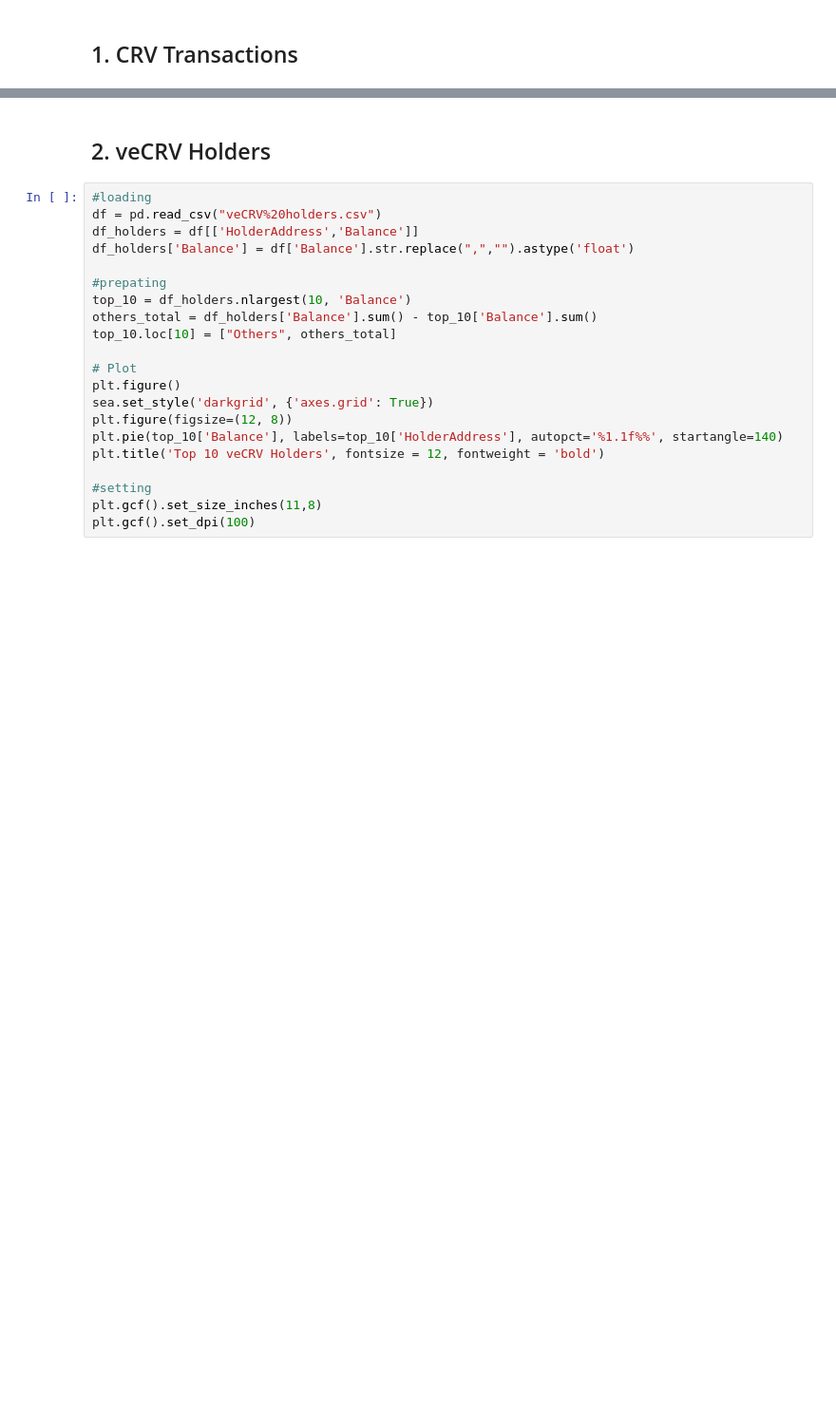
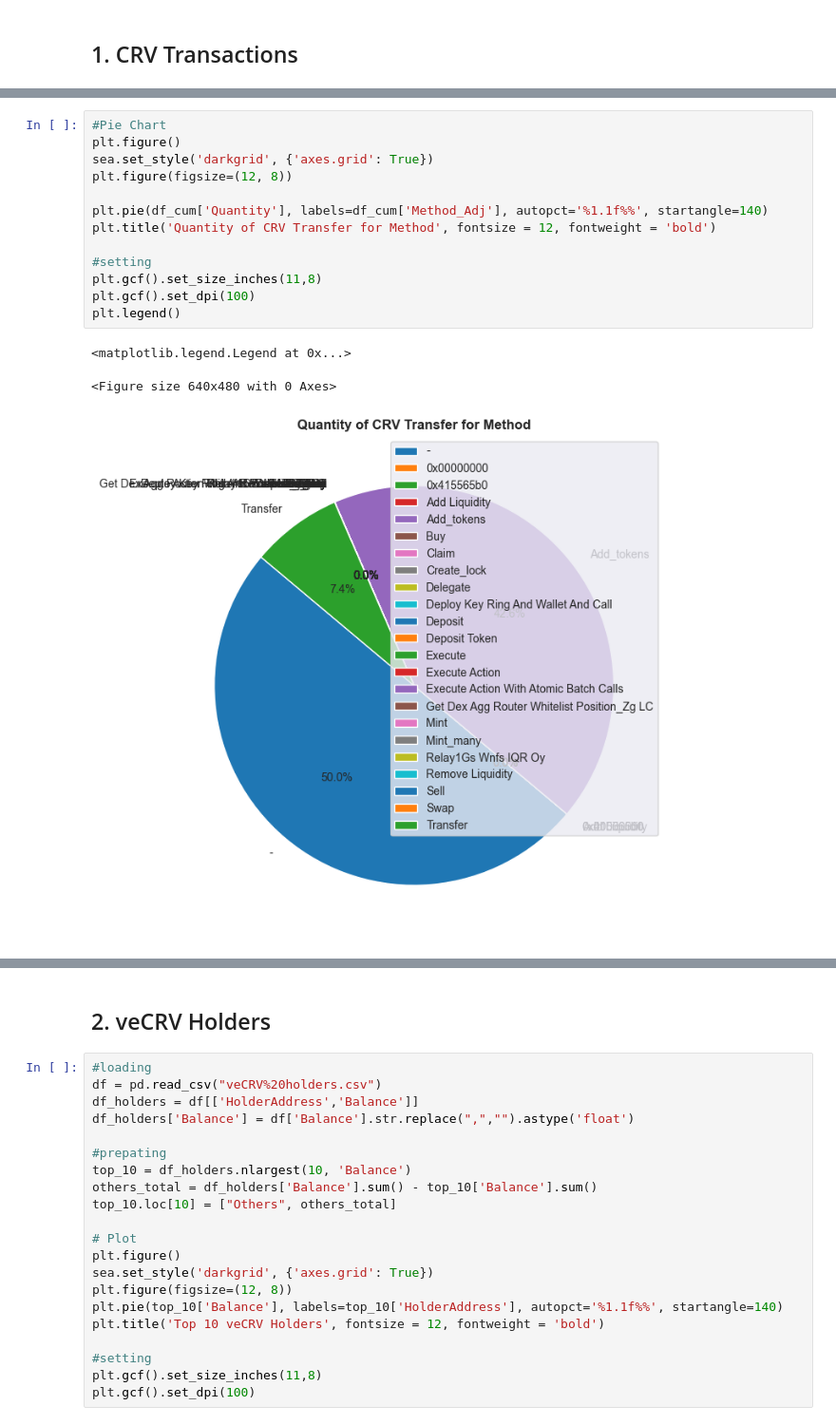
Before and after one commit to LimaRods/Curve-Trading-Volume-Dynamics, a Jupyter notebook: analytics.ipynb, the cells around one changed output, grey strips where cells are left out. Shown at 95% size. Saved outputs shown, nothing was run; the diff lists cells and outputs as text; blank space fills up the shorter version.

```diff
--- a/analytics.ipynb
+++ b/analytics.ipynb
@@ -33,0 +47,17 @@ df.set_index('DateTime (UTC)', inplace = True)
+# %%
+#Pie Chart
+plt.figure()
+sea.set_style('darkgrid', {'axes.grid': True})
+plt.figure(figsize=(12, 8))
+
+plt.pie(df_cum['Quantity'], labels=df_cum['Method_Adj'], autopct='%1.1f%%', startangle=140)
+plt.title('Quantity of CRV Transfer for Method', fontsize = 12, fontweight = 'bold')
+
+#setting
+plt.gcf().set_size_inches(11,8)
+plt.gcf().set_dpi(100)
+plt.legend()
+# %% [output]
+<matplotlib.legend.Legend at 0x...>
+<Figure size 640x480 with 0 Axes>
+[figure, added]
```
Also changed, not shown: parts of 11 cells of this notebook, 1 other file.
